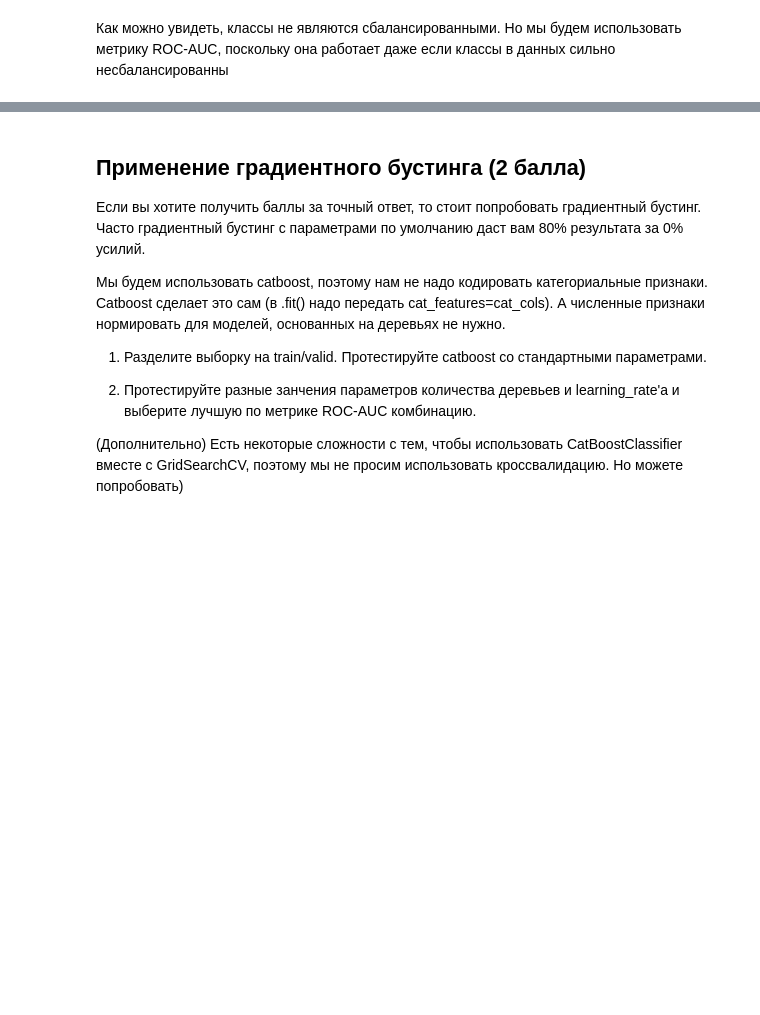
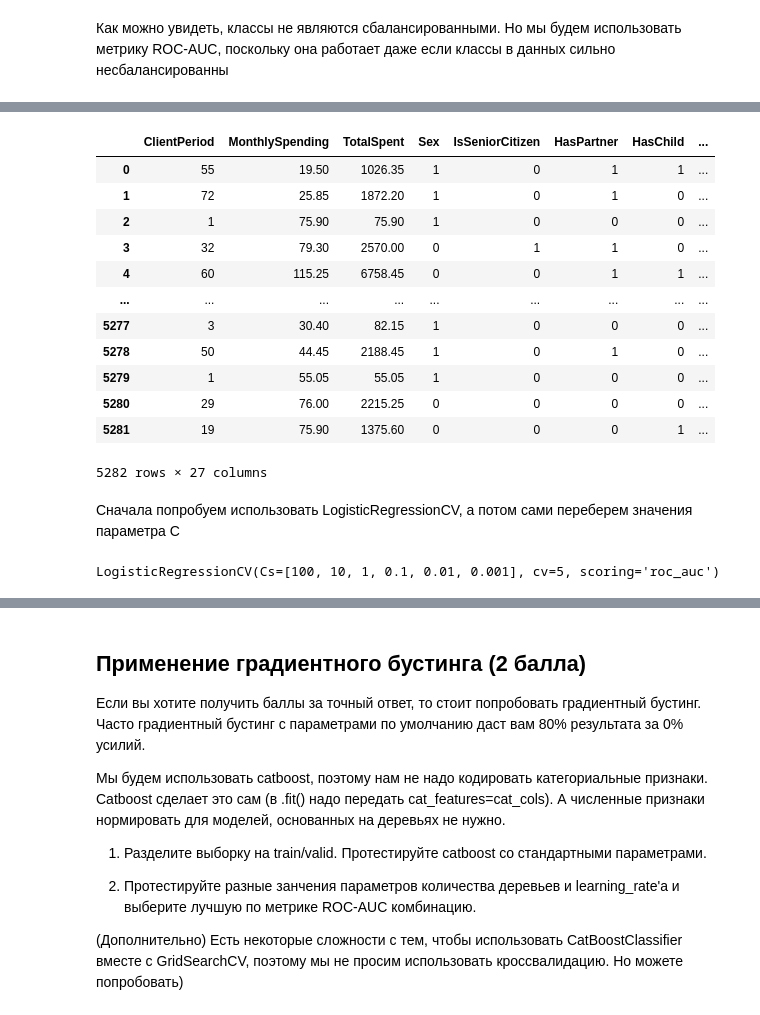
Before and after one commit to whykitsune/DLS-part1-autumn2024, a Jupyter notebook: copy__hw_kaggle_ipynb_.ipynb, the cells around one changed output, grey strips where cells are left out. Drawn from its saved outputs; the diff is of its cells as text; code cells hidden in the pictures; blank space fills up the shorter version.

Commit message:
training models homework 3

```diff
--- a/copy__hw_kaggle_ipynb_.ipynb
+++ b/copy__hw_kaggle_ipynb_.ipynb
@@ -526,0 +567,24 @@ from sklearn.pipeline import make_pipeline
+# %%
+data['Sex'] = data['Sex'].replace('Male', 1)
+data['Sex'] = data['Sex'].replace('Female', 0)
+X_test['Sex'] = X_test['Sex'].replace('Male', 1)
+X_test['Sex'] = X_test['Sex'].replace('Female', 0)
+
+cat_cols2 = ['IsSeniorCitizen',
+ 'HasPartner',
+ 'HasChild',
+ 'HasPhoneService',
+ 'HasMultiplePhoneNumbers',
+ 'HasOnlineSecurityService',
+ 'HasOnlineBackup',
+ 'HasDeviceProtection',
+ 'HasTechSupportAccess',
+ 'HasOnlineTV',
+ 'HasMovieSubscription',
+ 'IsBillingPaperless']
+data[cat_cols2] = data[cat_cols2].replace('Yes', 1)
+data[cat_cols2] = data[cat_cols2].replace('No', 0)
+X_test[cat_cols2] = X_test[cat_cols2].replace('Yes', 1)
+X_test[cat_cols2] = X_test[cat_cols2].replace('No', 0)
+
+data.head()
@@ -526,0 +600,9 @@ from sklearn.pipeline import make_pipeline
+# %%
+encoder = OneHotEncoder(sparse_output=False)
+
+enc_cols = ['HasInternetService', 'HasContractPhone', 'PaymentMethod']
+one_hot_encoded = encoder.fit_transform(data[enc_cols])
+one_hot_data = pd.DataFrame(one_hot_encoded, columns=encoder.get_feature_names_out(enc_cols), index=data.index)
+
+one_hot_encoded_test = encoder.transform(X_test[enc_cols])
+one_hot_X_test = pd.DataFrame(one_hot_encoded_test, columns=encoder.get_feature_names_out(enc_cols), index=X_test.index)
@@ -526,0 +625,22 @@ from sklearn.pipeline import make_pipeline
+# %%
+data.drop(columns=enc_cols, inplace=True)
+X_test.drop(columns=enc_cols, inplace=True)
+# %%
+data_encoded = pd.concat([data, one_hot_data], axis=1)
+X_test = pd.concat([X_test, one_hot_X_test], axis=1)
+# %%
+data_encoded
+# %% [output]
+|  | ClientPeriod | MonthlySpending | TotalSpent | Sex | IsSeniorCitizen | HasPartner | HasChild | ... |
+| 0 | 55 | 19.50 | 1026.35 | 1 | 0 | 1 | 1 | ... |
+| 1 | 72 | 25.85 | 1872.20 | 1 | 0 | 1 | 0 | ... |
+| 2 | 1 | 75.90 | 75.90 | 1 | 0 | 0 | 0 | ... |
+| 3 | 32 | 79.30 | 2570.00 | 0 | 1 | 1 | 0 | ... |
+| 4 | 60 | 115.25 | 6758.45 | 0 | 0 | 1 | 1 | ... |
+| ... | ... | ... | ... | ... | ... | ... | ... | ... |
+| 5277 | 3 | 30.40 | 82.15 | 1 | 0 | 0 | 0 | ... |
+| 5278 | 50 | 44.45 | 2188.45 | 1 | 0 | 1 | 0 | ... |
+| 5279 | 1 | 55.05 | 55.05 | 1 | 0 | 0 | 0 | ... |
+| 5280 | 29 | 76.00 | 2215.25 | 0 | 0 | 0 | 0 | ... |
+| 5281 | 19 | 75.90 | 1375.60 | 0 | 0 | 0 | 1 | ... |
+5282 rows × 27 columns
@@ -526,0 +659,7 @@ from sklearn.pipeline import make_pipeline
+# %% [markdown]
+Сначала попробуем использовать LogisticRegressionCV, а потом сами переберем значения параметра C
+# %%
+log_reg_cv = LogisticRegressionCV(cv=5, scoring='roc_auc', refit=True, Cs=[100, 10, 1, 0.1, 0.01, 0.001])
+log_reg_cv.fit(X_train_scaled, y_train)
+# %% [output]
+LogisticRegressionCV(Cs=[100, 10, 1, 0.1, 0.01, 0.001], cv=5, scoring='roc_auc')
```
Also changed, not shown: parts of 53 cells of this notebook.
